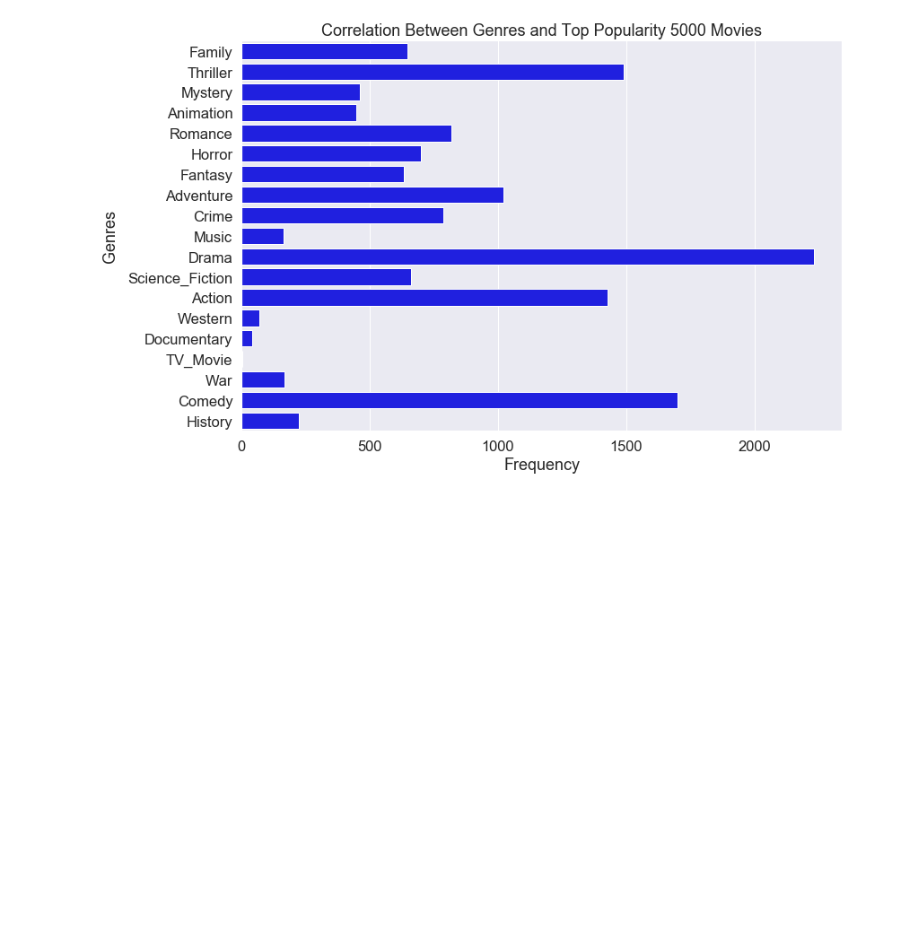
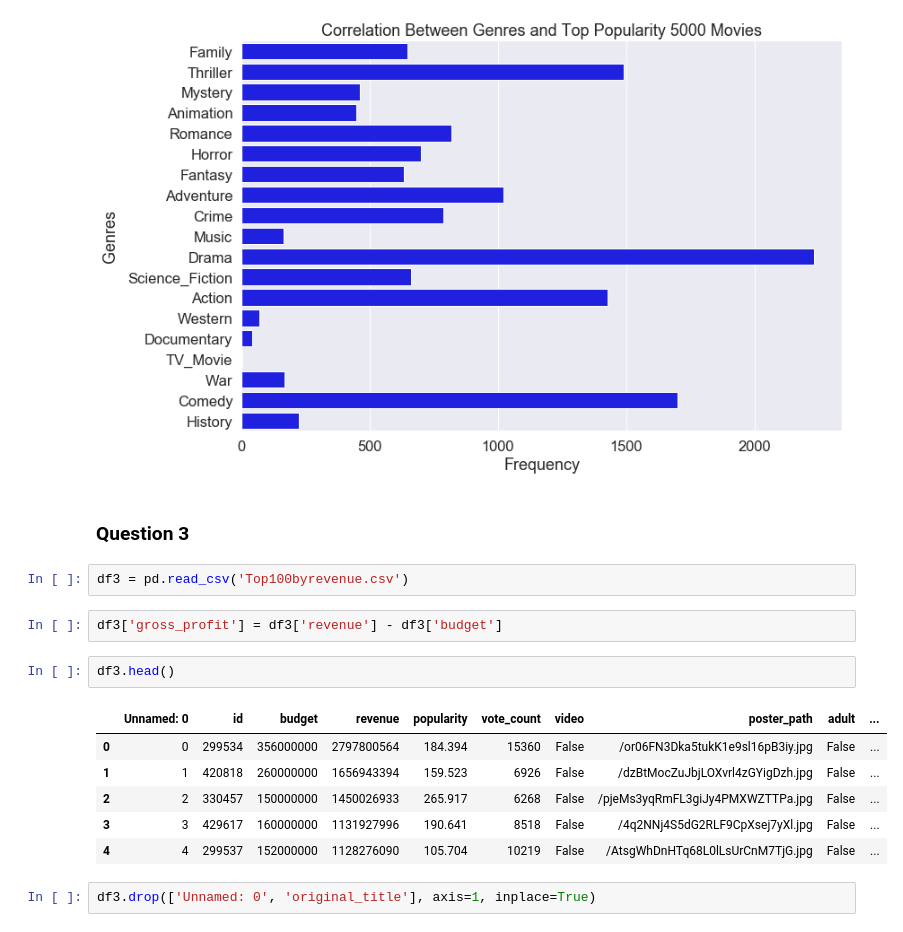
Before and after one commit to adinas94/Phase-1-Microsoft-Movies, a Jupyter notebook: Data Cleaning Notebook for project WIP.ipynb, the cells around one changed output. Drawn from its saved outputs; the diff is of its cells as text; blank space fills up the shorter version.

```diff
--- a/Data Cleaning Notebook for project WIP.ipynb
+++ b/Data Cleaning Notebook for project WIP.ipynb
@@ -725,3 +719,20 @@ plt.ylabel('Genres',labelpad=10)
 # %% [output]
 Text(0, 0.5, 'Genres')
 [figure]
+# %% [markdown]
+### Question 3
+# %%
+df3 = pd.read_csv('Top100byrevenue.csv')
+# %%
+df3['gross_profit'] = df3['revenue'] - df3['budget']
+# %%
+df3.head()
+# %% [output]
+|  | Unnamed: 0 | id | budget | revenue | popularity | vote_count | video | poster_path | adult | ... |
+| 0 | 0 | 299534 | 356000000 | 2797800564 | 184.394 | 15360 | False | /or06FN3Dka5tukK1e9sl16pB3iy.jpg | False | ... |
+| 1 | 1 | 420818 | 260000000 | 1656943394 | 159.523 | 6926 | False | /dzBtMocZuJbjLOXvrl4zGYigDzh.jpg | False | ... |
+| 2 | 2 | 330457 | 150000000 | 1450026933 | 265.917 | 6268 | False | /pjeMs3yqRmFL3giJy4PMXWZTTPa.jpg | False | ... |
+| 3 | 3 | 429617 | 160000000 | 1131927996 | 190.641 | 8518 | False | /4q2NNj4S5dG2RLF9CpXsej7yXl.jpg | False | ... |
+| 4 | 4 | 299537 | 152000000 | 1128276090 | 105.704 | 10219 | False | /AtsgWhDnHTq68L0lLsUrCnM7TjG.jpg | False | ... |
+# %%
+df3.drop(['Unnamed: 0', 'original_title'], axis=1, inplace=True)
```
Also changed, not shown: parts of 11 cells of this notebook, 1 other file.
